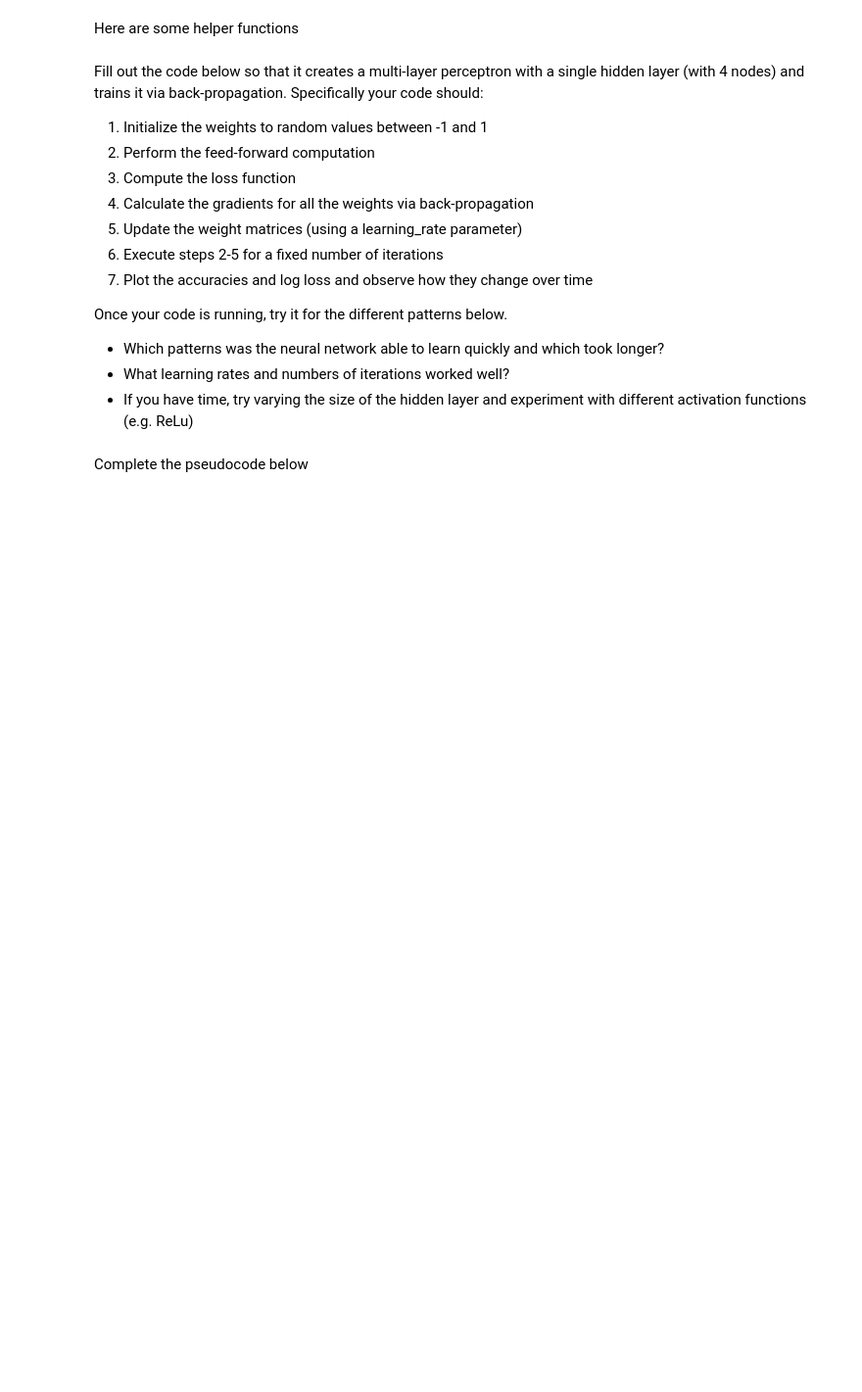
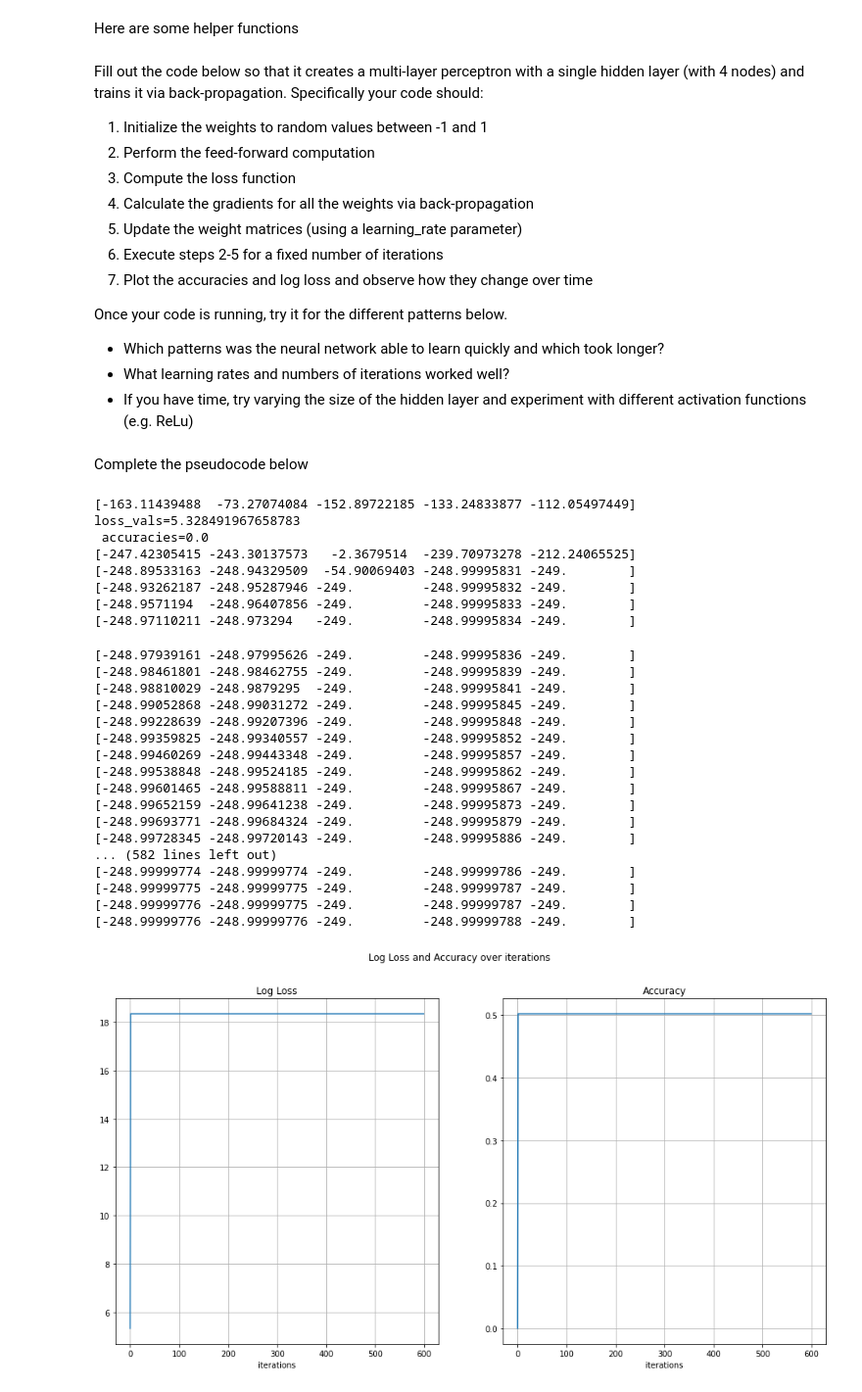
Before and after one commit to isaquefms/eng_comp_lab_ic, a Jupyter notebook: atv_5/Backprop_Exercise_HW.ipynb, the cells around one changed output. Shown at 98% size. Saved outputs shown, nothing was run; the diff lists cells and outputs as text; code cells hidden in the pictures; blank space fills up the shorter version.

```diff
--- a/atv_5/Backprop_Exercise_HW.ipynb
+++ b/atv_5/Backprop_Exercise_HW.ipynb
@@ -108,6 +107,17 @@ def plot_loss_accuracy(loss_vals, accuracies):
     ax.plot(accuracies)
     ax.grid(True)
     ax.set(xlabel='iterations', title='Accuracy');
+
+def accuracy(y_true, y_pred):
+    acertos: int = 0
+    total_classificacoes: int = len(y_pred)
+    for element_1, element_2 in zip(y_true, y_pred):
+        print(element_1, element_2)
+        if element_1 == element_2:
+            acertos += 1 # contando a quantidade de acertos
+    # acurácia
+    accuracy = acertos/total_classificacoes
+    return accuracy
 # %% [markdown]
 Fill out the code below so that it creates a multi-layer perceptron with a single hidden layer (with 4 nodes) and trains it via back-propagation.  Specifically your code should:
 
@@ -130,23 +140,58 @@ Complete the pseudocode below
 # %%
 #### Initialize the network parameters
 
 np.random.seed(1241)
-
-W_1 = np.random.uniform(-1,1)
-W_2 =
-num_iter =
-learning_rate =
+# funcoes prontas: sigmoid, loss_fn, forward_pass, plot_loss_accuracy
+W_1 = np.random.uniform(-1, 1, size=(3,500))
+W_2 = np.random.uniform(-1, 1, size=(500,))
+num_iter = 600
+learning_rate = 0.1
 x_mat = x_mat_full
-
-
+teste = []
 loss_vals, accuracies = [], []
 for i in range(num_iter):
     ### Do a forward computation, and get the gradient
-
+    y_pred, gradient = forward_pass(W_1, W_2)
+    print(gradient[1][:5])
+    teste=gradient
     ## Update the weight matrices
-
+    W_1 = W_1 + (learning_rate*gradient[0])
+    W_2 = W_2 + (learning_rate*gradient[1])
     ### Compute the loss and accuracy
+    loss_now = loss_fn(y, y_pred)
+    accuracy_now = accuracy(y, y_pred)
+    loss_vals.append(loss_now)
+    accuracies.append(accuracy_now)
 
     ## Print the loss and accuracy for every 200th iteration
+    if not i%200:
+      print(f'loss_vals={loss_now}\n accuracies={accuracy_now}')
 
 plot_loss_accuracy(loss_vals, accuracies)
+# %% [output]
+[-163.11439488  -73.27074084 -152.89722185 -133.24833877 -112.05497449]
+loss_vals=5.328491967658783
+ accuracies=0.0
+[-247.42305415 -243.30137573   -2.3679514  -239.70973278 -212.24065525]
+[-248.89533163 -248.94329509  -54.90069403 -248.99995831 -249.        ]
+[-248.93262187 -248.95287946 -249.         -248.99995832 -249.        ]
+[-248.9571194  -248.96407856 -249.         -248.99995833 -249.        ]
+[-248.97110211 -248.973294   -249.         -248.99995834 -249.        ]
+[-248.97939161 -248.97995626 -249.         -248.99995836 -249.        ]
+[-248.98461801 -248.98462755 -249.         -248.99995839 -249.        ]
+[-248.98810029 -248.9879295  -249.         -248.99995841 -249.        ]
+[-248.99052868 -248.99031272 -249.         -248.99995845 -249.        ]
+[-248.99228639 -248.99207396 -249.         -248.99995848 -249.        ]
+[-248.99359825 -248.99340557 -249.         -248.99995852 -249.        ]
+[-248.99460269 -248.99443348 -249.         -248.99995857 -249.        ]
+[-248.99538848 -248.99524185 -249.         -248.99995862 -249.        ]
+[-248.99601465 -248.99588811 -249.         -248.99995867 -249.        ]
+[-248.99652159 -248.99641238 -249.         -248.99995873 -249.        ]
+[-248.99693771 -248.99684324 -249.         -248.99995879 -249.        ]
+[-248.99728345 -248.99720143 -249.         -248.99995886 -249.        ]
+... (582 lines left out)
+[-248.99999774 -248.99999774 -249.         -248.99999786 -249.        ]
+[-248.99999775 -248.99999775 -249.         -248.99999787 -249.        ]
+[-248.99999776 -248.99999775 -249.         -248.99999787 -249.        ]
+[-248.99999776 -248.99999776 -249.         -248.99999788 -249.        ]
+[figure, added]
```
Also changed, not shown: parts of 2 cells of this notebook.
